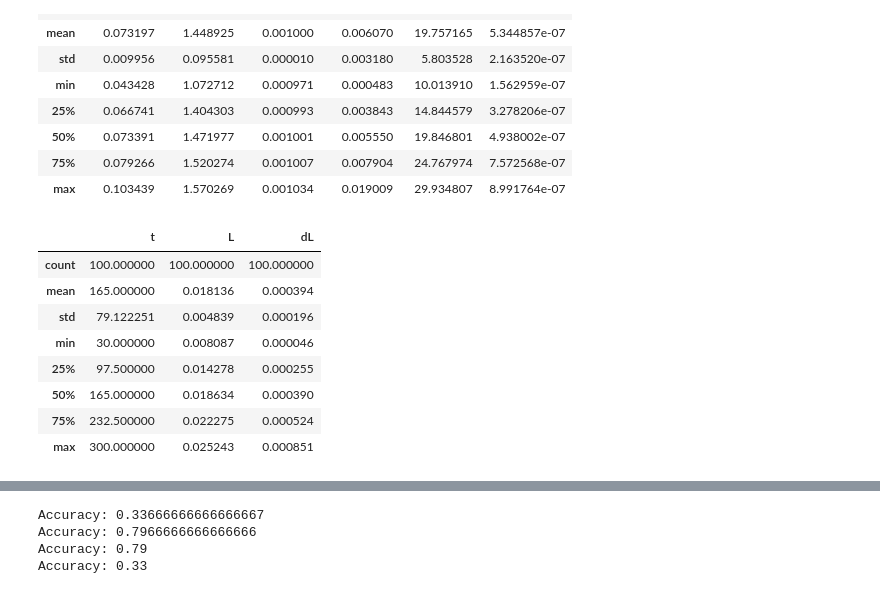
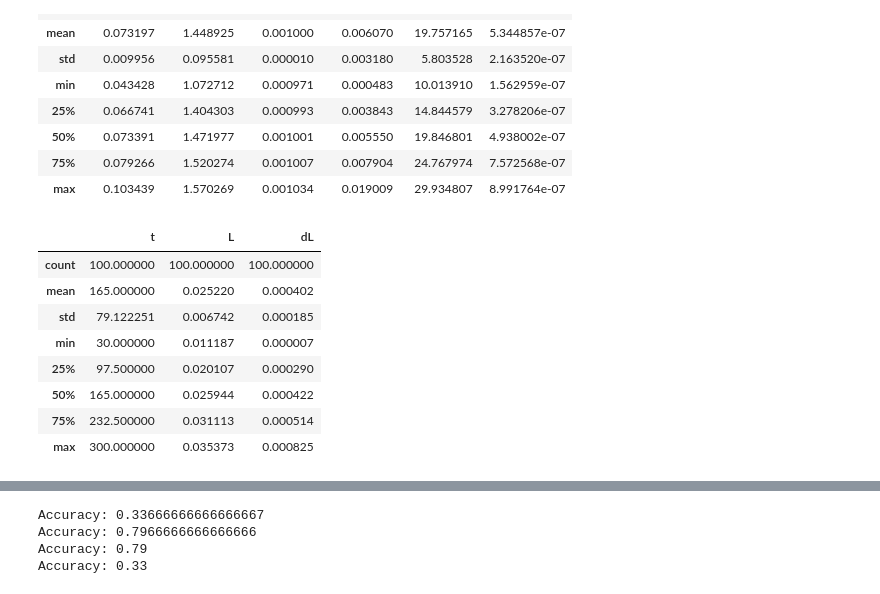
Before and after one commit to kon-218/biscuit_analysis, a Jupyter notebook: eda.ipynb, the cells around one changed output, grey strips where cells are left out. Saved outputs shown, nothing was run; the diff lists cells and outputs as text; code cells hidden in the pictures.

```diff
--- a/eda.ipynb
+++ b/eda.ipynb
@@ -112,13 +112,15 @@ microscopy_data.describe()
 | max | 0.103439 | 1.570269 | 0.001034 | 0.019009 | 29.934807 | 8.991764e-07 |
 # %%
 tr1_data.describe()
+tr2_data.describe()
+tr3_data.describe()
 # %% [output]
 |  | t | L | dL |
 | count | 100.000000 | 100.000000 | 100.000000 |
-| mean | 165.000000 | 0.018136 | 0.000394 |
-| std | 79.122251 | 0.004839 | 0.000196 |
-| min | 30.000000 | 0.008087 | 0.000046 |
-| 25% | 97.500000 | 0.014278 | 0.000255 |
-| 50% | 165.000000 | 0.018634 | 0.000390 |
-| 75% | 232.500000 | 0.022275 | 0.000524 |
-| max | 300.000000 | 0.025243 | 0.000851 |
+| mean | 165.000000 | 0.025220 | 0.000402 |
+| std | 79.122251 | 0.006742 | 0.000185 |
+| min | 30.000000 | 0.011187 | 0.000007 |
+| 25% | 97.500000 | 0.020107 | 0.000290 |
+| 50% | 165.000000 | 0.025944 | 0.000422 |
+| 75% | 232.500000 | 0.031113 | 0.000514 |
+| max | 300.000000 | 0.035373 | 0.000825 |
```
Also changed, not shown: parts of 2 cells of this notebook, 5 other files.
